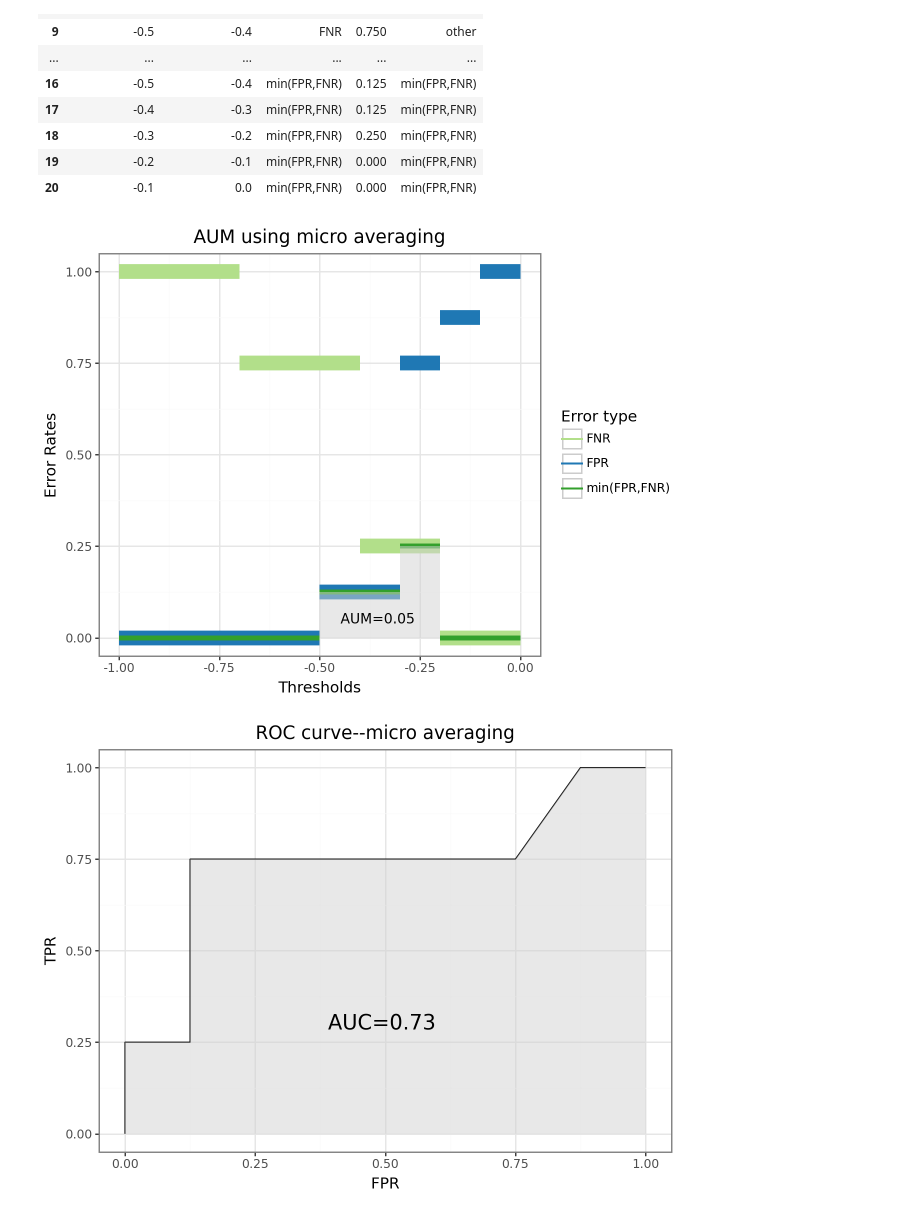
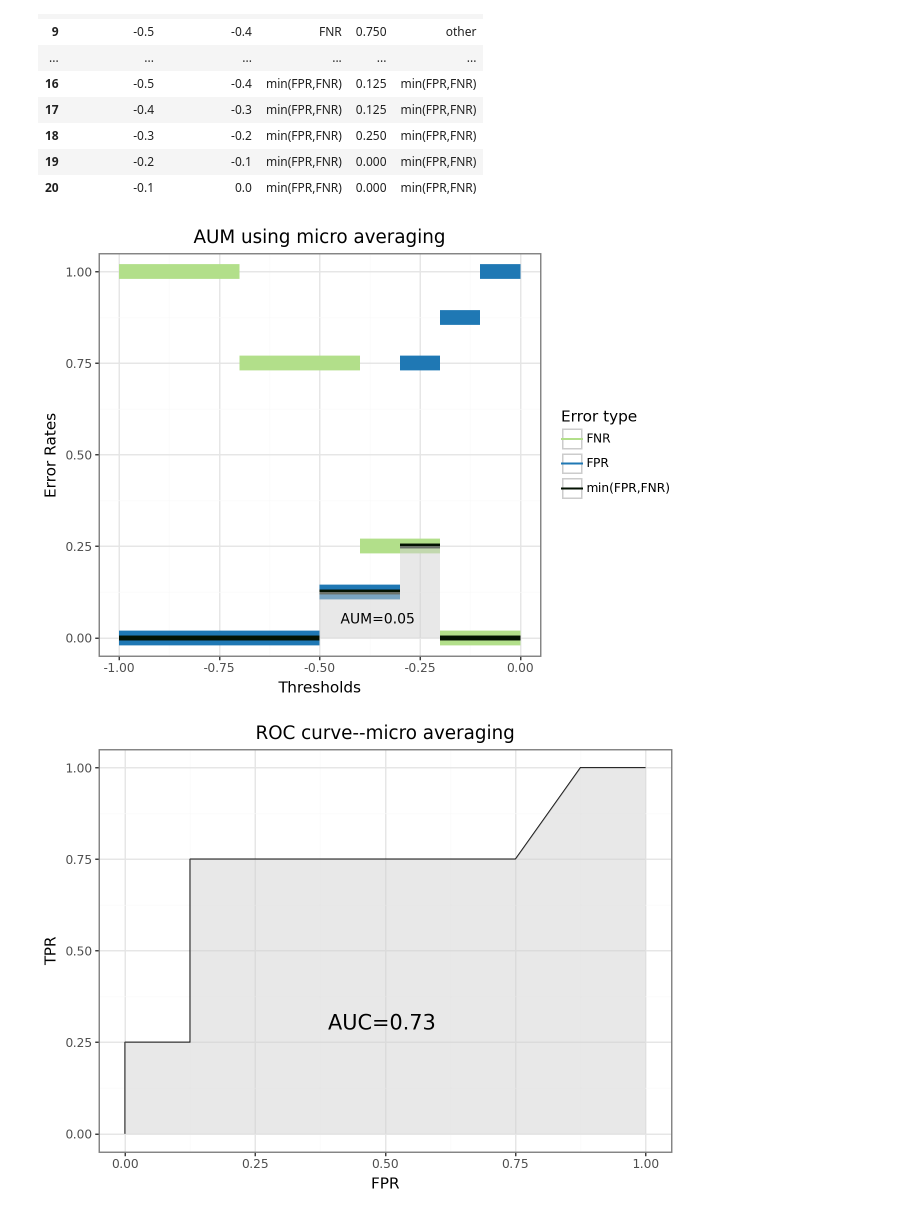
Before and after one commit to OGuenoun/AUMMulticlass, a Jupyter notebook: Expl-figures/Figure-for-paper.ipynb, the cells around one changed output. Saved outputs shown, nothing was run; the diff lists cells and outputs as text; code cells hidden in the pictures.

```diff
--- a/Expl-figures/Figure-for-paper.ipynb
+++ b/Expl-figures/Figure-for-paper.ipynb
@@ -100,23 +100,23 @@ df_long
 | 19 | -0.2 | -0.1 | min(FPR,FNR) | 0.000 | min(FPR,FNR) |
 | 20 | -0.1 | 0.0 | min(FPR,FNR) | 0.000 | min(FPR,FNR) |
 # %%
-my_colors = ["#b2df8a", "#1f78b4", "#33a02c" ]
+my_colors = ["#b2df8a", "#1f78b4", "#031202" ]
 p = (
     ggplot()
     + geom_segment(df_long, aes(x='min_constant', y='y', xend='max_constant', yend='y', color='Error type',size='is_min'))
     + ggtitle("AUM using micro averaging")
     + geom_polygon(poly_df,aes(x='x', y='y'), fill='lightgray', alpha=0.5)
     + annotate("text", x=-0.35, y=0.05, label=f"AUM={aum:.2f} ", size=10)
     + xlab("Thresholds")
     + ylab("Error Rates")
     + geom_polygon(fill='lightgray', alpha=1)
     +theme_bw()
     +scale_color_manual(values = my_colors)
     + guides(size='none')
 )
 p
 # %% [output]
-[figure, old version]
+[figure, new version]
 # %%
 q=(
     ggplot(df)
```
Also changed, not shown: parts of 3 cells of this notebook.
